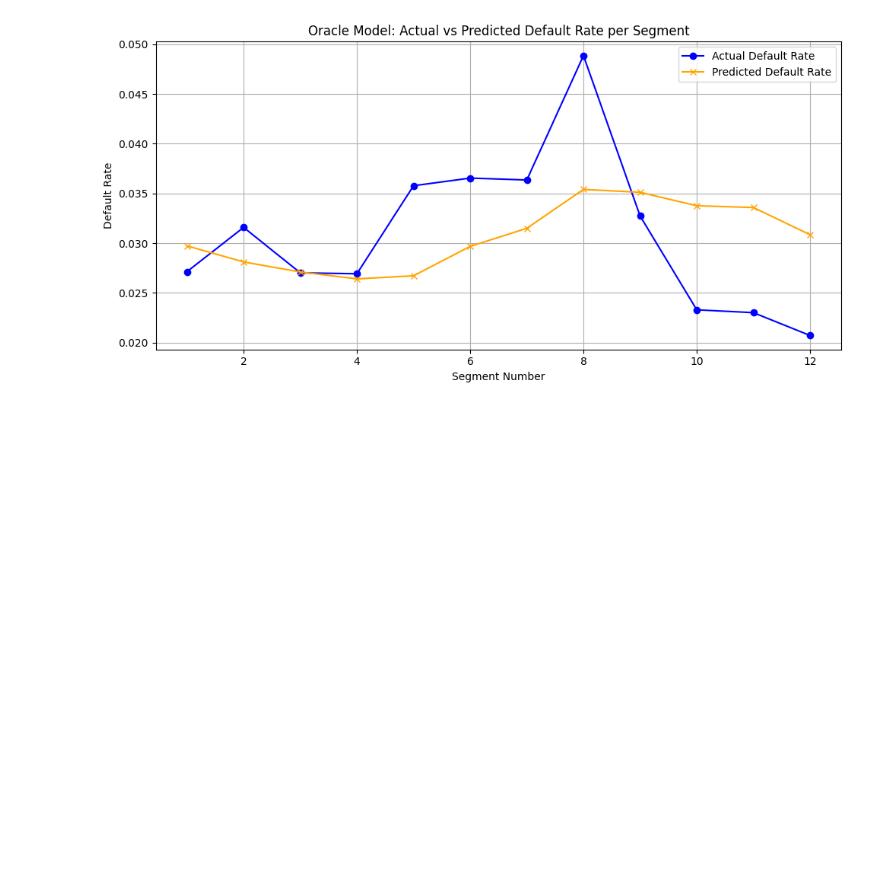
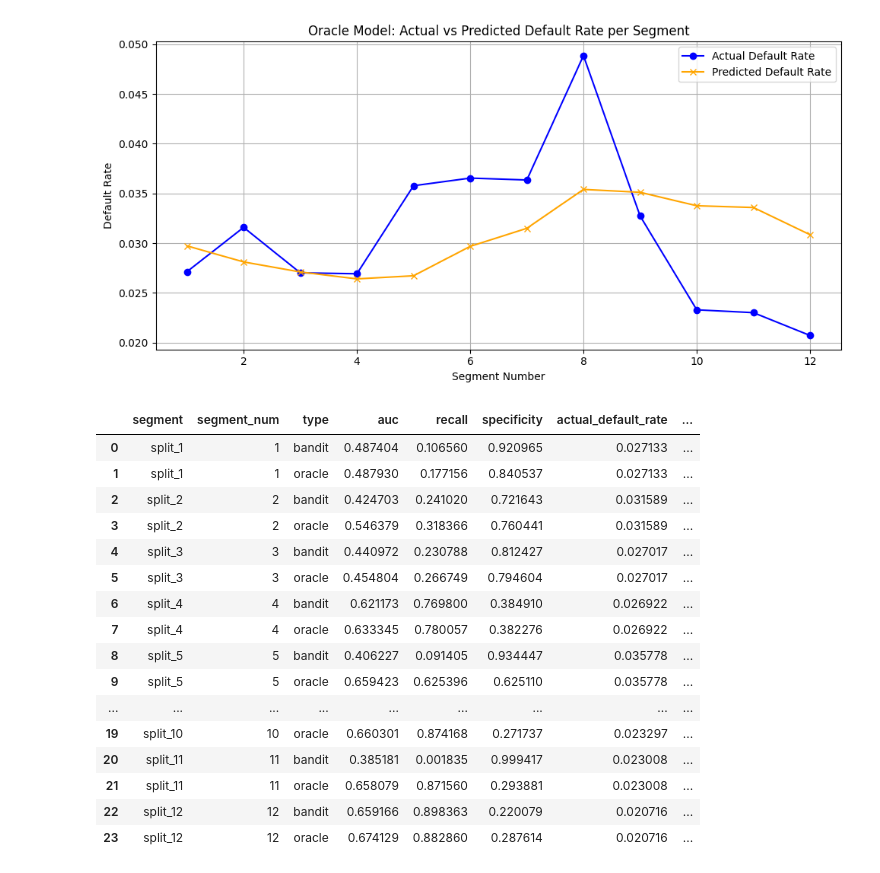
Before and after one commit to manpreetsingh227/MSc-project, a Jupyter notebook: notebooks/EDA.ipynb, the cells around one changed output. Drawn from its saved outputs; the diff is of its cells as text; code cells hidden in the pictures; blank space fills up the shorter version.

```diff
--- a/notebooks/EDA.ipynb
+++ b/notebooks/EDA.ipynb
@@ -566,0 +664,20 @@ plt.show()
+# %%
+results_df
+# %% [output]
+|  | segment | segment_num | type | auc | recall | specificity | actual_default_rate | ... |
+| 0 | split_1 | 1 | bandit | 0.487404 | 0.106560 | 0.920965 | 0.027133 | ... |
+| 1 | split_1 | 1 | oracle | 0.487930 | 0.177156 | 0.840537 | 0.027133 | ... |
+| 2 | split_2 | 2 | bandit | 0.424703 | 0.241020 | 0.721643 | 0.031589 | ... |
+| 3 | split_2 | 2 | oracle | 0.546379 | 0.318366 | 0.760441 | 0.031589 | ... |
+| 4 | split_3 | 3 | bandit | 0.440972 | 0.230788 | 0.812427 | 0.027017 | ... |
+| 5 | split_3 | 3 | oracle | 0.454804 | 0.266749 | 0.794604 | 0.027017 | ... |
+| 6 | split_4 | 4 | bandit | 0.621173 | 0.769800 | 0.384910 | 0.026922 | ... |
+| 7 | split_4 | 4 | oracle | 0.633345 | 0.780057 | 0.382276 | 0.026922 | ... |
+| 8 | split_5 | 5 | bandit | 0.406227 | 0.091405 | 0.934447 | 0.035778 | ... |
+| 9 | split_5 | 5 | oracle | 0.659423 | 0.625396 | 0.625110 | 0.035778 | ... |
+| ... | ... | ... | ... | ... | ... | ... | ... | ... |
+| 19 | split_10 | 10 | oracle | 0.660301 | 0.874168 | 0.271737 | 0.023297 | ... |
+| 20 | split_11 | 11 | bandit | 0.385181 | 0.001835 | 0.999417 | 0.023008 | ... |
+| 21 | split_11 | 11 | oracle | 0.658079 | 0.871560 | 0.293881 | 0.023008 | ... |
+| 22 | split_12 | 12 | bandit | 0.659166 | 0.898363 | 0.220079 | 0.020716 | ... |
+| 23 | split_12 | 12 | oracle | 0.674129 | 0.882860 | 0.287614 | 0.020716 | ... |
```
Also changed, not shown: parts of 2 cells of this notebook.
